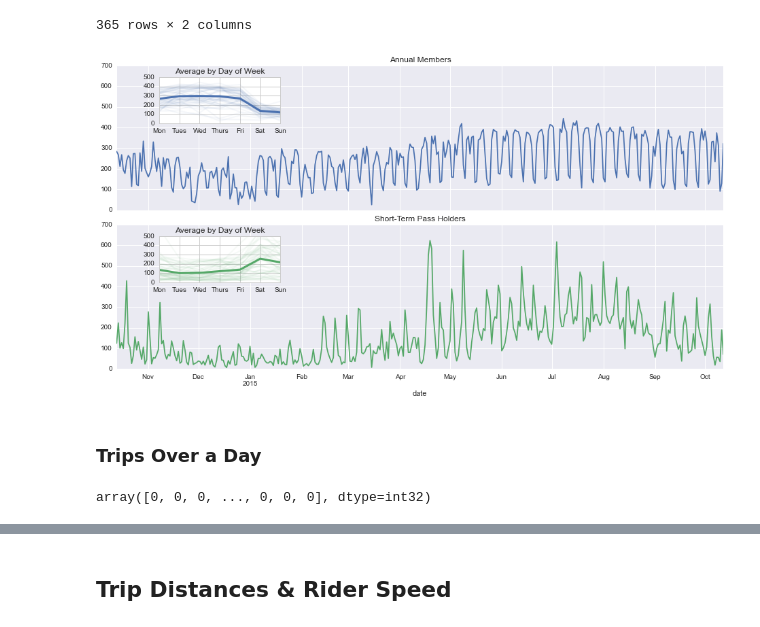
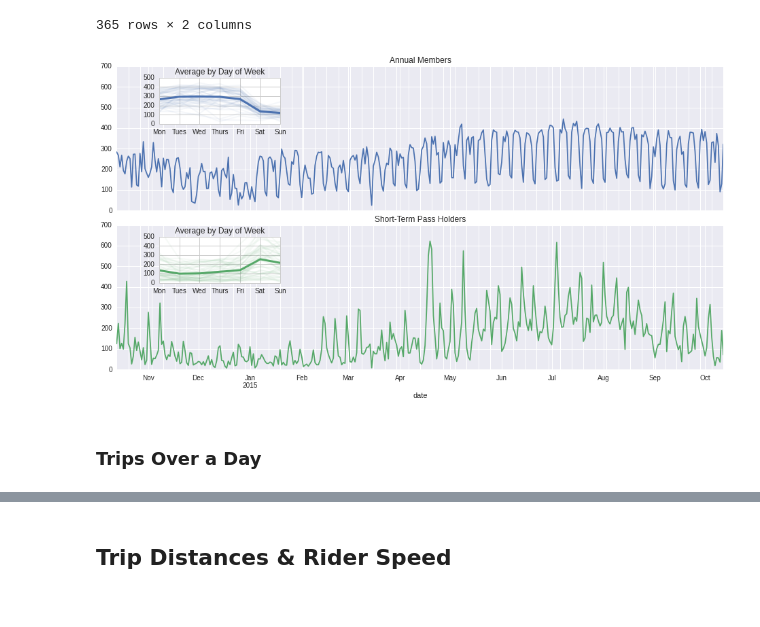
Before and after one commit to UWSoftwareEngineering/SWEDS, a Jupyter notebook: Analysis/BasicAnalysis.ipynb, the cells around one changed output, grey strips where cells are left out. Cells and saved outputs as stored; diff of their text form; code cells hidden in the pictures.

Commit message:
Illustrate data access and plotting codes.

```diff
--- a/Analysis/BasicAnalysis.ipynb
+++ b/Analysis/BasicAnalysis.ipynb
@@ -16,4 +17,4 @@ import data_access as da
 
 - Data release page: http://www.prontocycleshare.com/datachallenge
 # %%
-trips = da.getTripData()
+trips = da.getTripsData()
@@ -25,11 +30,6 @@ Index([u'trip_id', u'starttime', u'stoptime', u'bikeid', u'tripduration', u'from
 ## Exploring Trips over Time
 # %% [markdown]
 ### Trips Over the Year
-# %%
-# Find the start date
-ind = pd.DatetimeIndex(trips.starttime)
-trips['date'] = ind.date.astype('datetime64')
-trips['hour'] = ind.hour
 # %%
 # Count trips by date
 by_date = trips.pivot_table('trip_id', aggfunc='count',
@@ -62,44 +62,15 @@ by_date.sort_values('Short-Term Pass Holder', ascending=False)
 | 2015-01-04 | 43 | 8 |
 | 2014-12-18 | 158 | 7 |
 365 rows × 2 columns
-# %%
-fig, ax = plt.subplots(2, 1, figsize=(16, 8), sharex=True, sharey=True)
-fig.subplots_adjust(hspace=0.1)
-
-def add_inset(ax, rect, *args, **kwargs):
-    box = ax.get_position()
-    inax_position = ax.transAxes.transform(rect[0:2])
-    infig_position = ax.figure.transFigure.inverted().transform(inax_position)
-    new_rect = list(infig_position) + [box.width * rect[2], box.height * rect[3]]
-    return fig.add_axes(new_rect, *args, **kwargs)
-
-color_cycle = plt.rcParams['axes.color_cycle']
-for i, col in enumerate(['Annual Member', 'Short-Term Pass Holder']):
-    by_date[col].plot(ax=ax[i], title=col, color=color_cycle[i])
-    ax[i].set_title(col + 's')
-
-with sns.axes_style('whitegrid'):
-    inset = [add_inset(ax[0], [0.07, 0.6, 0.2, 0.32]),
-             add_inset(ax[1], [0.07, 0.6, 0.2, 0.32])]
-
-for i, col in enumerate(['Annual Member', 'Short-Term Pass Holder']):
-    inset[i].plot(range(7), weekly[col].values.T, color=color_cycle[i], lw=2, alpha=0.05);
-    inset[i].plot(range(7), weekly[col].mean(0), color=color_cycle[i], lw=3)
-    inset[i].set_xticklabels(['Mon', 'Tues', 'Wed', 'Thurs', 'Fri', 'Sat', 'Sun'])
-    inset[i].yaxis.set_major_locator(plt.MaxNLocator(5))
-    inset[i].set_ylim(0, 500)
-    inset[i].set_title('Average by Day of Week')
-
-fig.savefig('figs/daily_trend.png', bbox_inches='tight')
-# %% [output]
-[figure, removed]
+# %%
+plotTrips(trips)
+# %% [output]
+[figure, added]
 # %% [markdown]
 ### Trips Over a Day
 # %%
 ind = pd.DatetimeIndex(trips.date)
 ind.dayofweek
-# %% [output]
-array([0, 0, 0, ..., 0, 0, 0], dtype=int32)
 # %%
 trips['weekend'] = (ind.dayofweek > 4)
 hourly = trips.pivot_table('trip_id', aggfunc='count',
```
Also changed, not shown: parts of 15 cells of this notebook, 3 other files.
